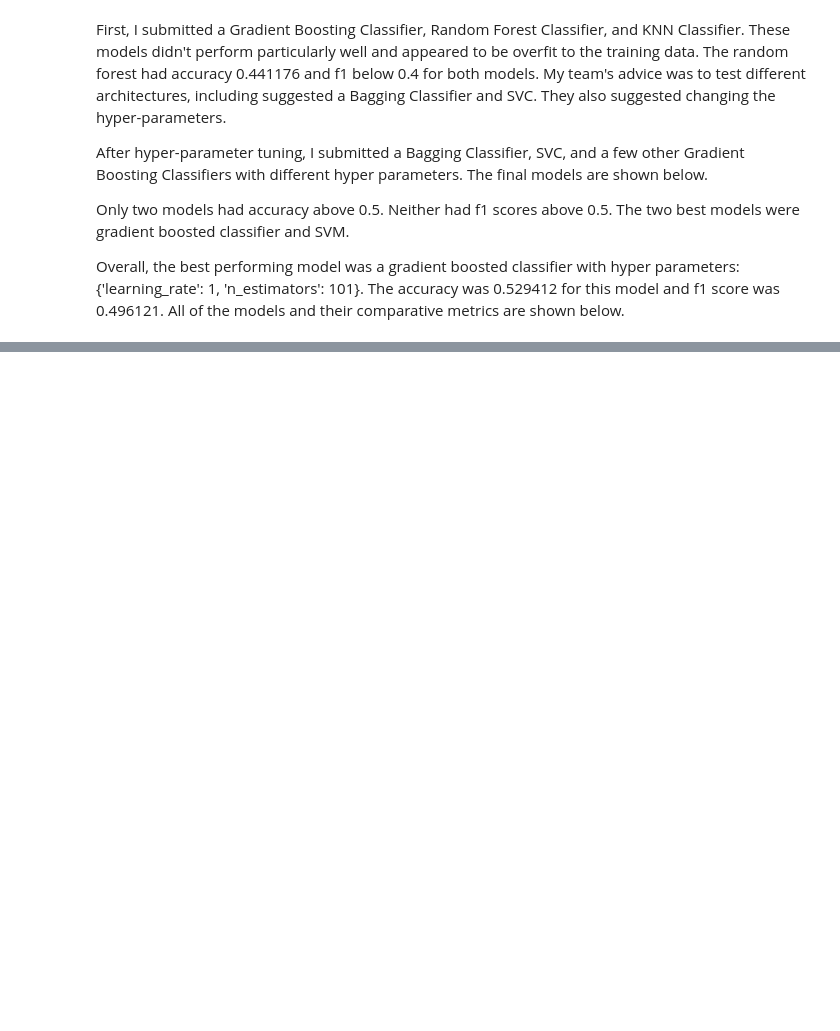
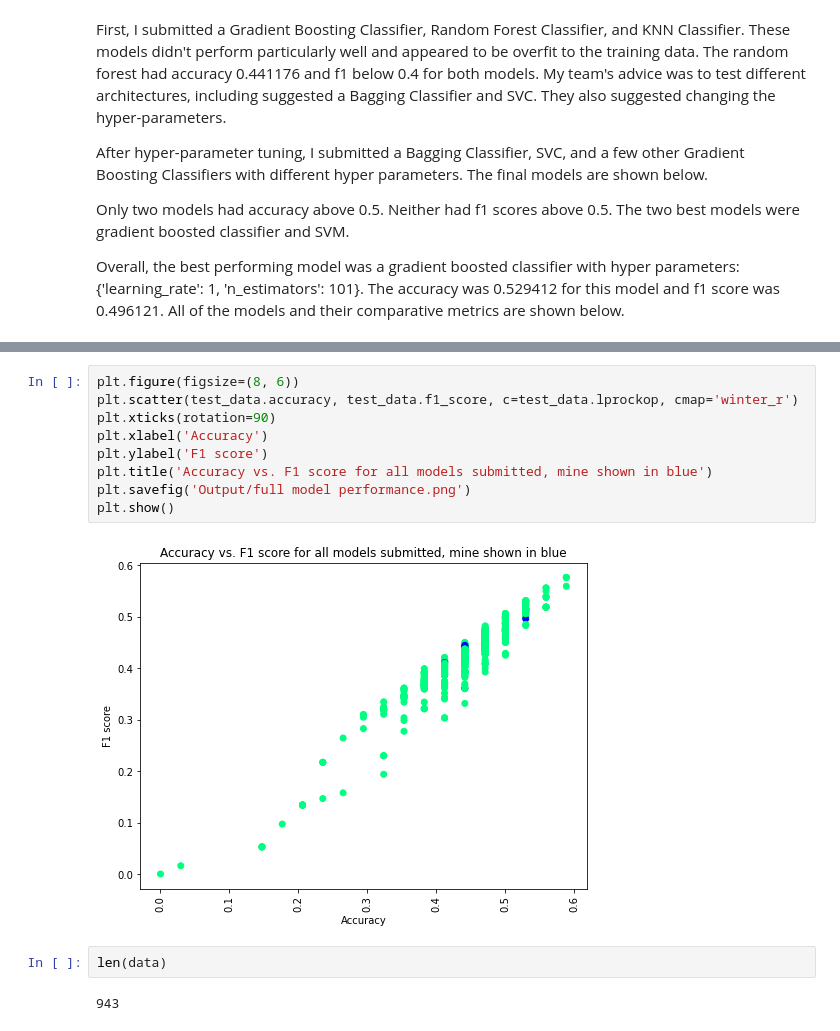
Before and after one commit to lprockop/AdvMLPortfolio, a Jupyter notebook: Predict World Happiness/WorldHappinessReport.ipynb, the cells around one changed output, grey strips where cells are left out. Cells and saved outputs as stored; diff of their text form; blank space fills up the shorter version.

```diff
--- a/Predict World Happiness/WorldHappinessReport.ipynb
+++ b/Predict World Happiness/WorldHappinessReport.ipynb
@@ -444,3 +470,18 @@ Overall, the best performing model was a gradient boosted classifier with hyper
+# %%
+plt.figure(figsize=(8, 6))
+plt.scatter(test_data.accuracy, test_data.f1_score, c=test_data.lprockop, cmap='winter_r')
+plt.xticks(rotation=90)
+plt.xlabel('Accuracy')
+plt.ylabel('F1 score')
+plt.title('Accuracy vs. F1 score for all models submitted, mine shown in blue')
+plt.savefig('Output/full model performance.png')
+plt.show()
+# %% [output]
+[figure, added]
+# %%
+len(data)
+# %% [output]
+943
 # %%
 results = pd.read_csv('public-leaderboard.csv')
 print(results.columns)
```
Also changed, not shown: parts of 31 cells of this notebook, 16 other files.
